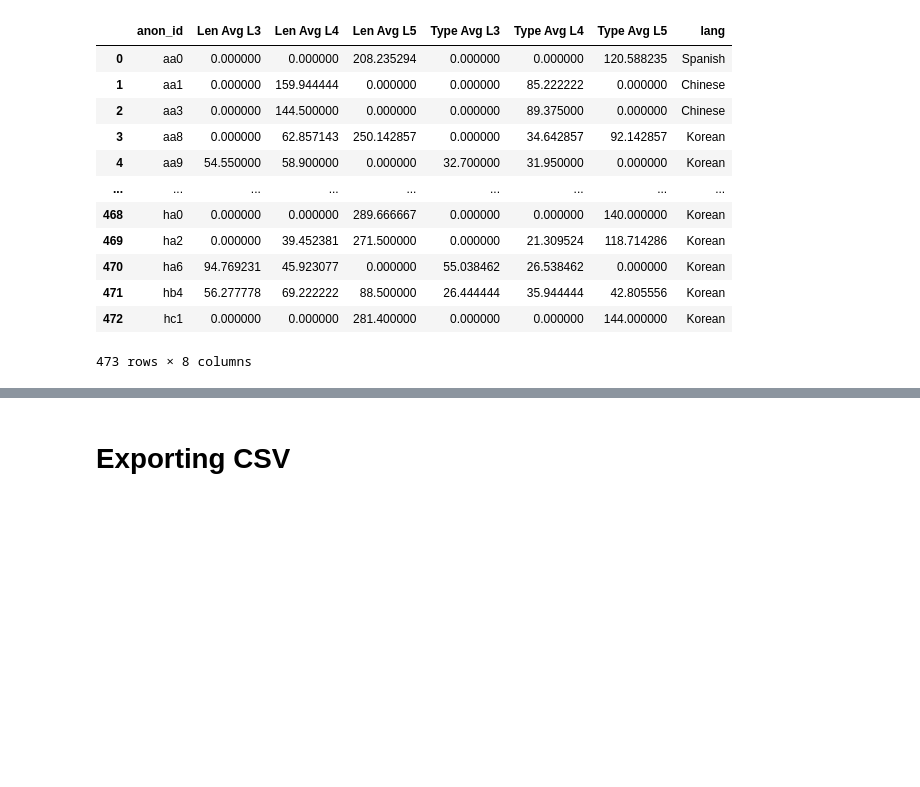
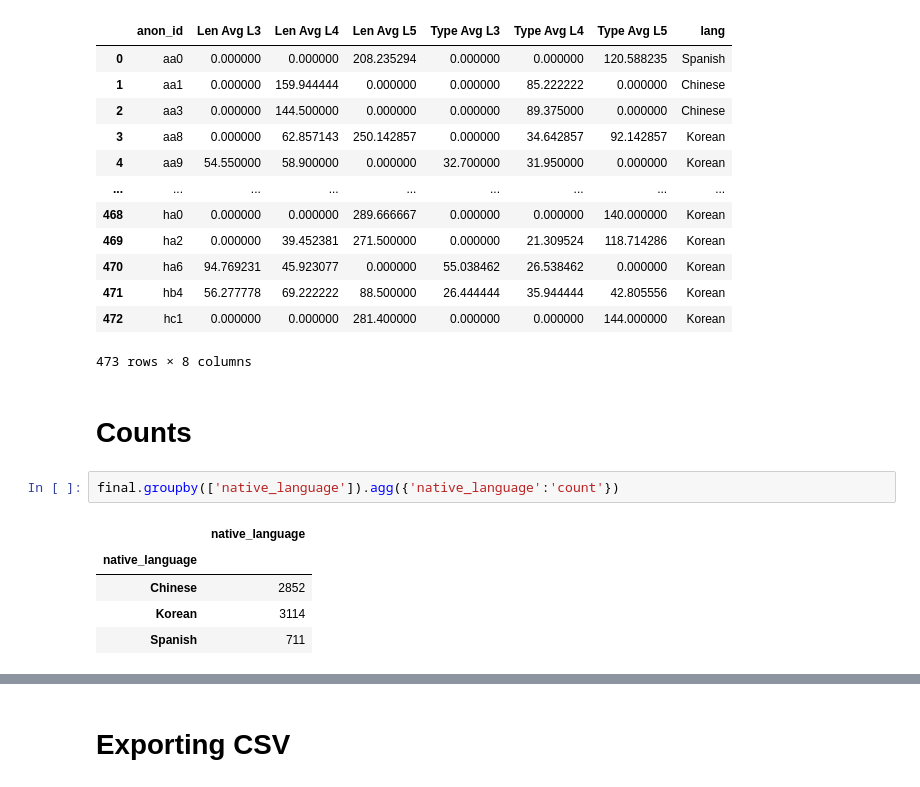
Before and after one commit to mencer456/LRDC-Research, a Jupyter notebook: Gathering Data for CSV Export.ipynb, the cells around one changed output, grey strips where cells are left out. Saved outputs shown, nothing was run; the diff lists cells and outputs as text; blank space fills up the shorter version.

```diff
--- a/Gathering Data for CSV Export.ipynb
+++ b/Gathering Data for CSV Export.ipynb
@@ -538,3 +538,13 @@ avg
 | 471 | hb4 | 56.277778 | 69.222222 | 88.500000 | 26.444444 | 35.944444 | 42.805556 | Korean |
 | 472 | hc1 | 0.000000 | 0.000000 | 281.400000 | 0.000000 | 0.000000 | 144.000000 | Korean |
 473 rows × 8 columns
+# %% [markdown]
+# Counts
+# %%
+final.groupby(['native_language']).agg({'native_language':'count'})
+# %% [output]
+|  | native_language |
+| native_language |  |
+| Chinese | 2852 |
+| Korean | 3114 |
+| Spanish | 711 |
```
Also changed, not shown: parts of 1 cell of this notebook, 2 other files.
